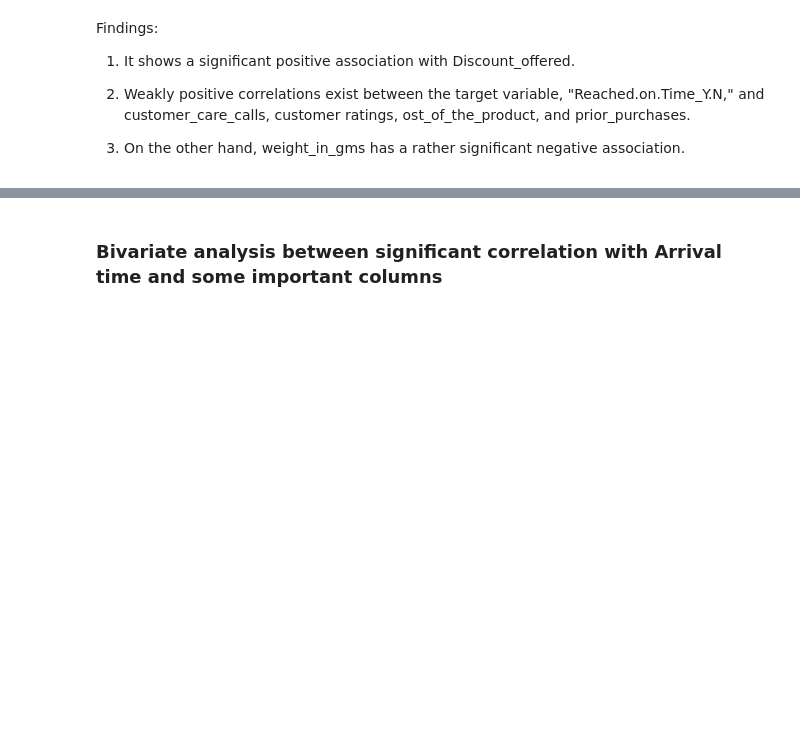
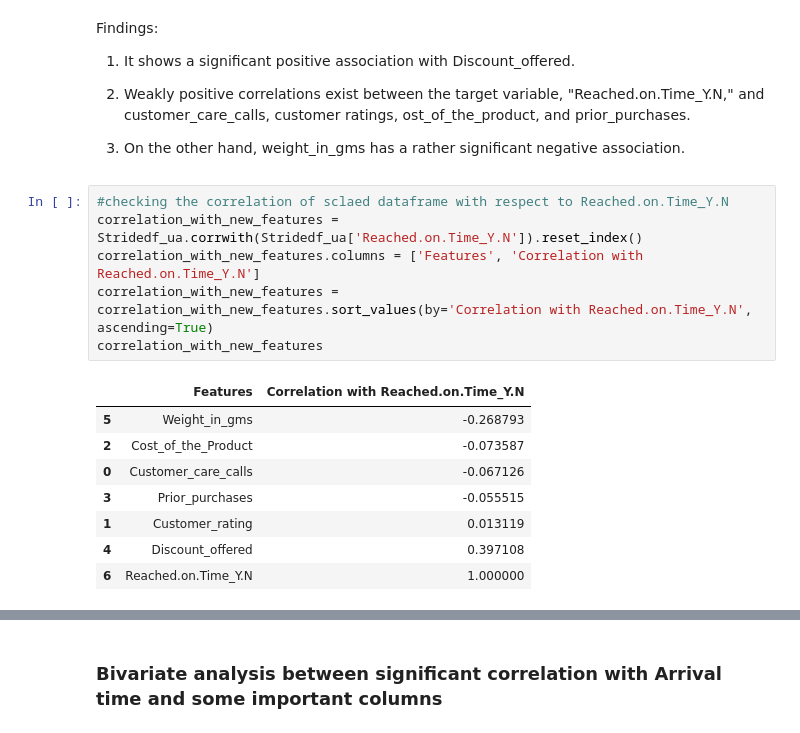
Before and after one commit to chaitaliijawale/Stride_Case_Study, a Jupyter notebook: Prototype_development/Phase1/Stride_dev1_EDA.ipynb, the cells around one changed output, grey strips where cells are left out. Saved outputs shown, nothing was run; the diff lists cells and outputs as text; blank space fills up the shorter version.

```diff
--- a/Prototype_development/Phase1/Stride_dev1_EDA.ipynb
+++ b/Prototype_development/Phase1/Stride_dev1_EDA.ipynb
@@ -258,3 +258,18 @@ Findings:
 2. Weakly positive correlations exist between the target variable, "Reached.on.Time_Y.N," and customer_care_calls, customer ratings, ost_of_the_product, and prior_purchases.
 
 3. On the other hand, weight_in_gms has a rather significant negative association.
+# %%
+#checking the correlation of sclaed dataframe with respect to Reached.on.Time_Y.N
+correlation_with_new_features = Stridedf_ua.corrwith(Stridedf_ua['Reached.on.Time_Y.N']).reset_index()
+correlation_with_new_features.columns = ['Features', 'Correlation with Reached.on.Time_Y.N']
+correlation_with_new_features =  correlation_with_new_features.sort_values(by='Correlation with Reached.on.Time_Y.N', ascending=True)
+correlation_with_new_features
+# %% [output]
+|  | Features | Correlation with Reached.on.Time_Y.N |
+| 5 | Weight_in_gms | -0.268793 |
+| 2 | Cost_of_the_Product | -0.073587 |
+| 0 | Customer_care_calls | -0.067126 |
+| 3 | Prior_purchases | -0.055515 |
+| 1 | Customer_rating | 0.013119 |
+| 4 | Discount_offered | 0.397108 |
+| 6 | Reached.on.Time_Y.N | 1.000000 |
```
Also changed, not shown: parts of 8 cells of this notebook, 27 other files.
